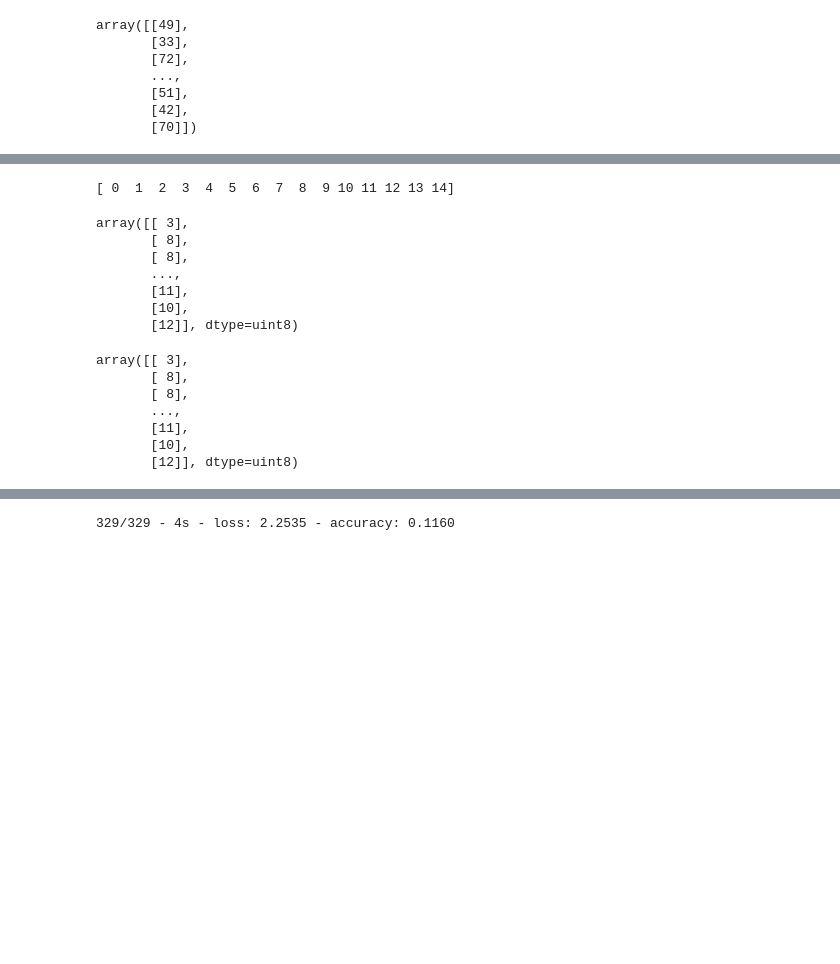
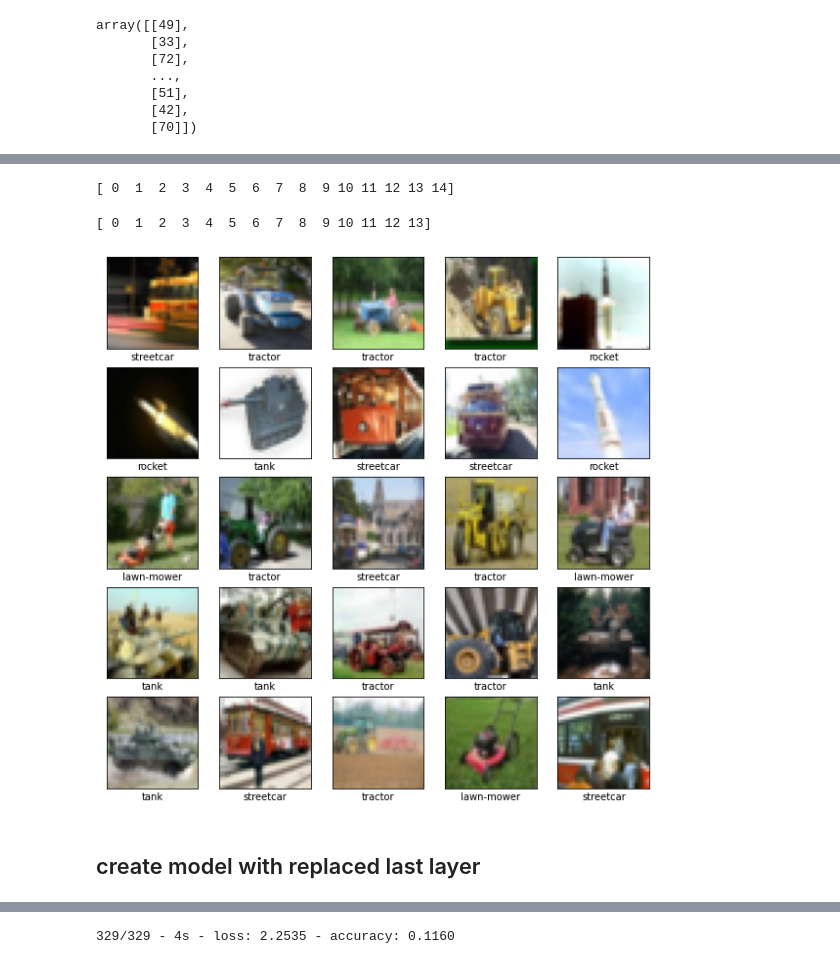
Before and after one commit to ujnomw/neural-networks, a Jupyter notebook: cnn_cifar.ipynb, the cells around one changed output, grey strips where cells are left out. Saved outputs shown, nothing was run; the diff lists cells and outputs as text; code cells hidden in the pictures; blank space fills up the shorter version.

```diff
--- a/cnn_cifar.ipynb
+++ b/cnn_cifar.ipynb
@@ -201,0 +295,3 @@ array([[49],
+# %%
+vehicles2 = [lawn_mower_label, rocket_label, streetcar, tank, tractor]
+vehicles2
@@ -202,18 +305,29 @@ array([[49],
+# %%
+for ind in range (len(train_images100)):
+    class_label = train_labels100[ind][0]
+    if class_label in vehicles2:
+        train_imagesAll.append(train_images100[ind])
+        train_labelsAll.append(np.array([10+vehicles2.index(class_label)], dtype=np.uint8))
+
+
+print(np.unique(train_labelsAll))
+# %% [output]
+[ 0  1  2  3  4  5  6  7  8  9 10 11 12 13 14]
 # %%
 for ind in range (len(train_images100)):
-    if train_labels100[ind] == 54 :
+    if train_labels100[ind] == 96 :
         train_imagesAll.append(train_images100[ind])
         train_labelsAll.append(np.array([10], dtype=np.uint8))
-    elif train_labels100[ind] == 62 :
+    elif train_labels100[ind] == 97 :
         train_imagesAll.append(train_images100[ind])
         train_labelsAll.append(np.array([11], dtype=np.uint8))
-    elif train_labels100[ind] == 70 :
+    elif train_labels100[ind] == 98 :
         train_imagesAll.append(train_images100[ind])
         train_labelsAll.append(np.array([12], dtype=np.uint8))
-    elif train_labels100[ind] == 82 :
+    elif train_labels100[ind] == 99 :
         train_imagesAll.append(train_images100[ind])
         train_labelsAll.append(np.array([13], dtype=np.uint8))
-    elif train_labels100[ind] == 92 :
+    elif train_labels100[ind] == 100 :
         train_imagesAll.append(train_images100[ind])
         train_labelsAll.append(np.array([14], dtype=np.uint8))
 
@@ -235,7 +349,7 @@ for ind in range (len(test_images100)):
         test_labelsAll.append(np.array([14], dtype=np.uint8))
 print(np.unique(train_labelsAll))
 # %% [output]
-[ 0  1  2  3  4  5  6  7  8  9 10 11 12 13 14]
+[ 0  1  2  3  4  5  6  7  8  9 10 11 12 13]
 # %%
 train_imagesAll = np.array(train_imagesAll)
 train_labelsAll = np.array(train_labelsAll)
@@ -255,10 +357,0 @@ test_labels_one_hot = tf.keras.utils.to_categorical(test_labelsAll)
-# %%
-test_labelsAll
-# %% [output]
-array([[ 3],
-       [ 8],
-       [ 8],
-       ...,
-       [11],
-       [10],
-       [12]], dtype=uint8)
@@ -275,10 +358,22 @@ model.add(layers.Dense(15,activation='softmax'))
-# %%
-test_labelsAll
-# %% [output]
-array([[ 3],
-       [ 8],
-       [ 8],
-       ...,
-       [11],
-       [10],
-       [12]], dtype=uint8)
+# %%
+train_imagesAll, test_imagesAll = train_imagesAll / 255. , test_imagesAll / 255.
+# %%
+class_names = ['airplane', 'automobile', 'bird', 'cat', 'deer',
+               'dog', 'frog', 'horse', 'ship', 'truck', 'lawn-mower', 'rocket', 'streetcar', 'tank', 'tractor']
+
+plt.figure(figsize=(10,10))
+n = 50000
+for i in range(25):
+    plt.subplot(5,5,i+1)
+    plt.xticks([])
+    plt.yticks([])
+    plt.grid(False)
+    plt.imshow(train_imagesAll[n+i])
+    # The CIFAR labels happen to be arrays,
+    # which is why you need the extra index
+    plt.xlabel(class_names[train_labelsAll[n+i][0]])
+plt.show()
+# %% [output]
+[figure, added]
+# %% [markdown]
+## create model with replaced last layer
```
Also changed, not shown: parts of 17 cells of this notebook.
